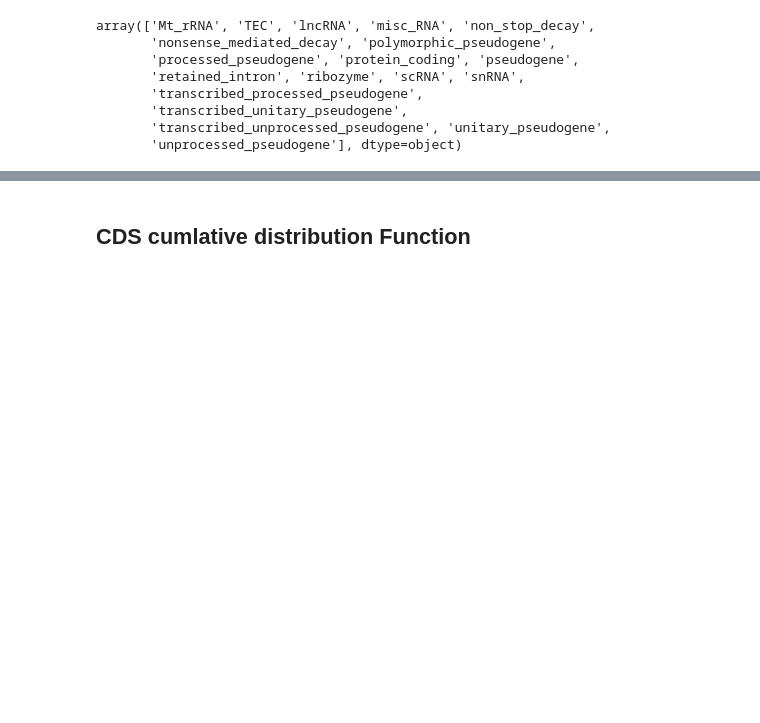
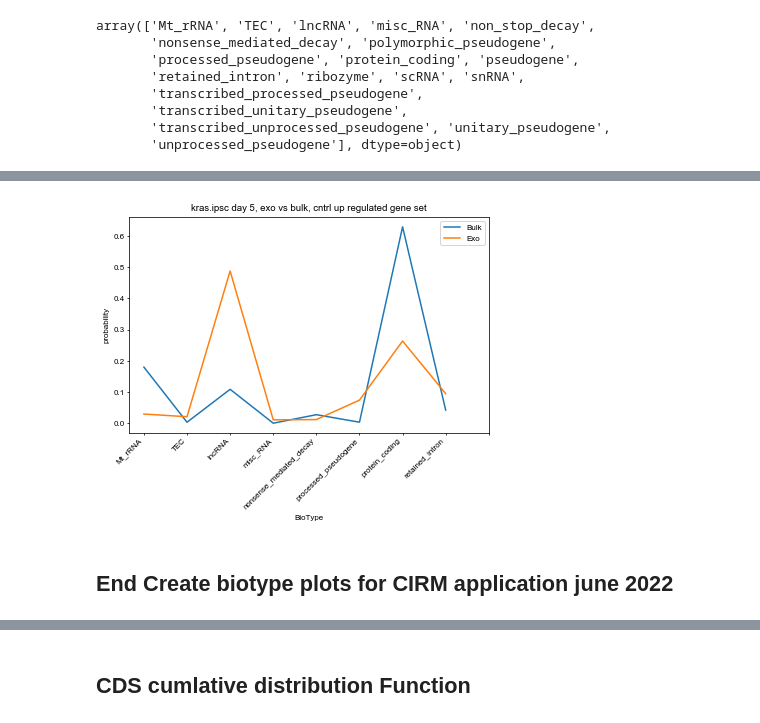
Before and after one commit to aedavids/extraCellularRNA, a Jupyter notebook: juypterNotebooks/biotypeExploration.ipynb, the cells around one changed output, grey strips where cells are left out. Drawn from its saved outputs; the diff is of its cells as text; code cells hidden in the pictures; blank space fills up the shorter version.

Commit message:
June 2022 CIRM grant application. reworked prob plot so it only display biotypes if prob > 0.01

```diff
--- a/juypterNotebooks/biotypeExploration.ipynb
+++ b/juypterNotebooks/biotypeExploration.ipynb
@@ -346,0 +389,4 @@ PlotProbMass(panel, DF, legendLabels, title)
+# %%
+colSums = bioTypeCountDF.sum()
+bioTypeProbNoPsudoCountsDF = bioTypeCountDF / colSums
+bioTypeProbNoPsudoCountsDF
@@ -347,3 +412,23 @@ PlotProbMass(panel, DF, legendLabels, title)
+# %%
+isGreaterThan1PercentTypes = (bioTypeProbNoPsudoCountsDF.loc[:,'upBulk'] > 0.01) \
+                                | (bioTypeProbNoPsudoCountsDF.loc[:, 'upExo'] > 0.01)
+
+bioTypePlotDF = bioTypeProbNoPsudoCountsDF.loc[isGreaterThan1PercentTypes, :]
+# create panel
+figureWidthInInches = 5
+figureHeightInInches = 3
+fig = plt.figure(figsize=(figureWidthInInches,figureHeightInInches))
+panel = mplu.createPanelSameSizeAsFig(fig)
+
+# select data to plot
+legendLabels = [s[len("up"):] for s in upDataSets]
+title = "kras.ipsc day 5, exo vs bulk, cntrl up regulated gene set"
+PlotProbMass(panel, bioTypePlotDF.loc[:, upDataSets], legendLabels, title)
+plt.savefig("../img/kras.ipsc_day_5-exo_vs_bulk-cntrl_up_regulated_gene_set.png", bbox_inches='tight', dpi=600)
+# %% [output]
+[figure, added]
+# %% [markdown]
+## End Create biotype plots for CIRM application june 2022
 # %%
 # aedwip
 # is down regulated useful? can we use this to prove exosome payload is not just a random sample
```
Also changed, not shown: parts of 12 cells of this notebook.
